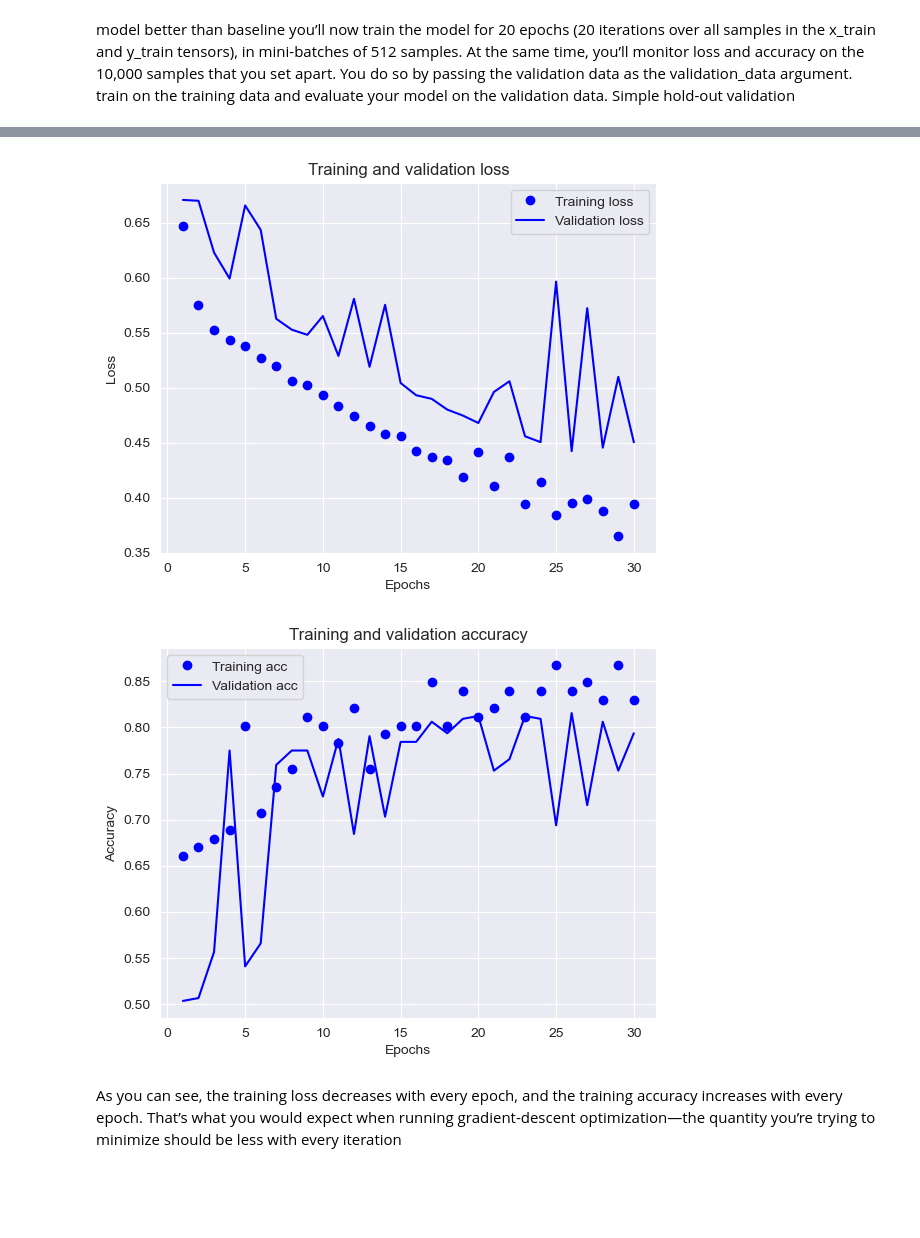
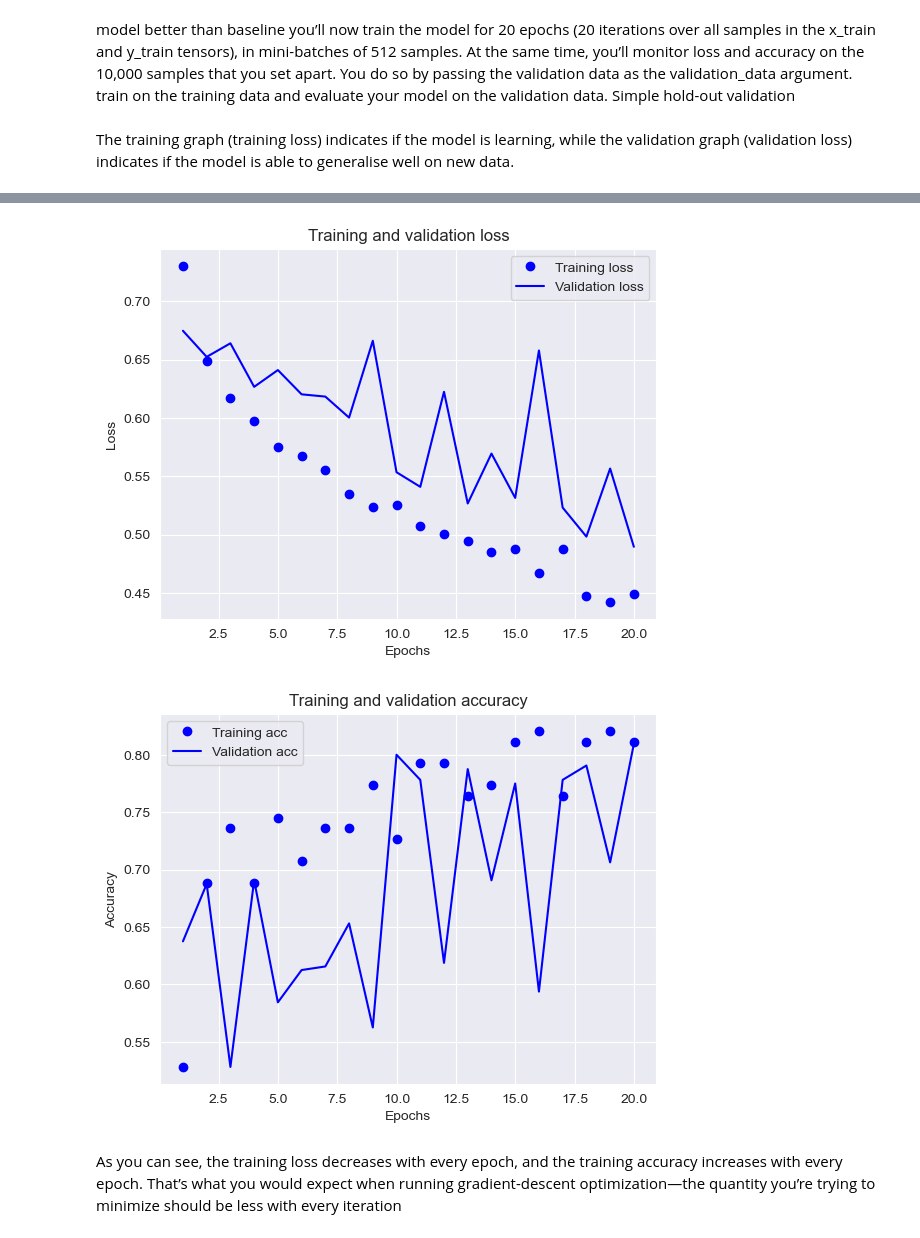
Before and after one commit to nixspirit/ml-projects, a Jupyter notebook: labs/final/final.ipynb, the cells around one changed output, grey strips where cells are left out. Cells and saved outputs as stored; diff of their text form; code cells hidden in the pictures; blank space fills up the shorter version.

```diff
--- a/labs/final/final.ipynb
+++ b/labs/final/final.ipynb
@@ -205,6 +205,9 @@ you’ll now train the model for 20 epochs (20 iterations over all samples in th
  At the same time, you’ll monitor loss and accuracy on the 10,000 samples that you set apart. You do so by passing the validation data as the validation_data argument.
  train on the training data and evaluate your model on the validation data.
 Simple hold-out validation
+# %% [markdown]
+ The training graph (training loss) indicates if the model is learning,
+ while the validation graph (validation loss) indicates if the model is able to generalise well on new data.
 # %%
 from keras.src.layers import Dense
 from keras import Sequential
@@ -212,6 +215,7 @@ from keras import Sequential
 model = Sequential([
     Dense(64, activation='relu', input_shape=(seasons_data_all.shape[1],)),
     Dense(32, activation='relu'),
+    Dense(16, activation='relu'),
     Dense(1, activation='sigmoid')
 ])
 
@@ -221,10 +225,13 @@ model.compile(optimizer='rmsprop',
 
 history = model.fit(partial_x_train,
                     partial_y_train,
-                    epochs=30,
+                    epochs=20,
+                    # batch_size=256,
                     validation_data=(x_val, y_val))
 
 #https://medium.com/@frederik.vl/interpreting-training-validation-accuracy-and-loss-cf16f0d5329f
+#https://wandb.ai/mostafaibrahim17/ml-articles/reports/A-Deep-Dive-Into-Learning-Curves-in-Machine-Learning--Vmlldzo0NjA1ODY0
+
 history_dict = history.history
 plot_history('Training and validation loss', 'Epochs', 'Loss',
              'Training loss', history_dict['loss'], 'Validation loss', history_dict['val_loss'])
@@ -251,5 +258,5 @@ Epoch 30/30
-[figure, old version]
+[figure, new version]
-[figure, old version]
+[figure, new version]
 # %% [markdown]
 As you can see, the training loss decreases with every epoch, and the training accuracy increases with every epoch. That’s what you would expect when running gradient-descent optimization—the quantity you’re trying to minimize should be less with every iteration
 # %% [markdown]
```
Also changed, not shown: parts of 7 cells of this notebook.
